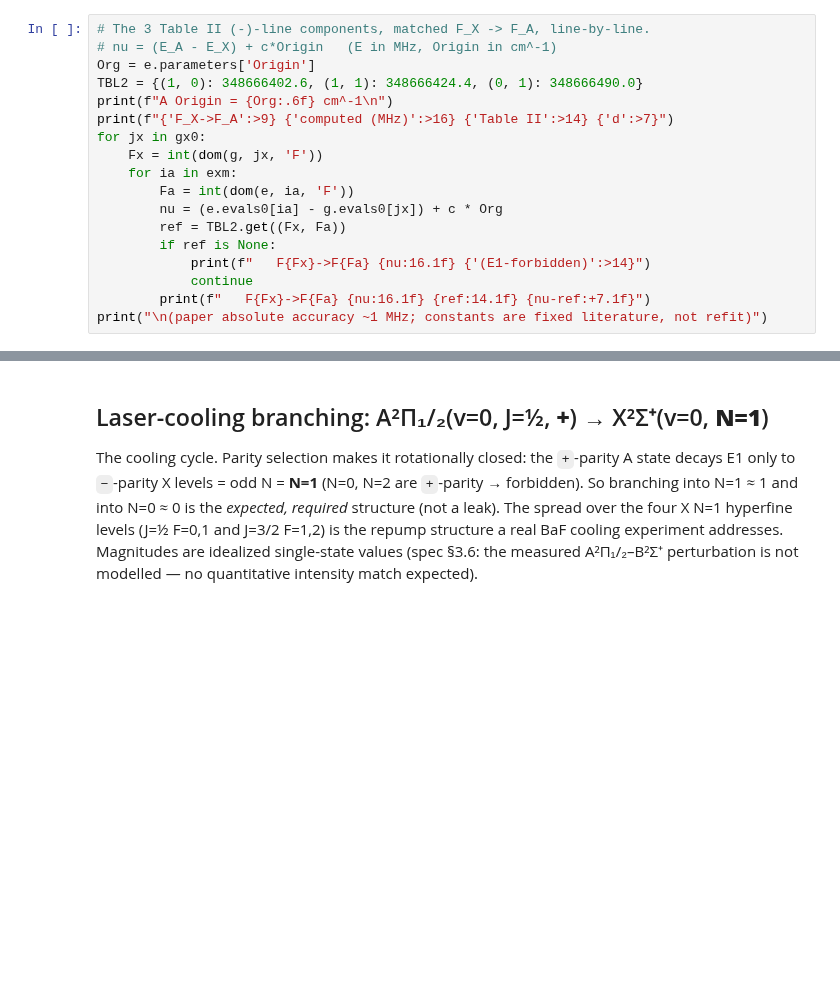
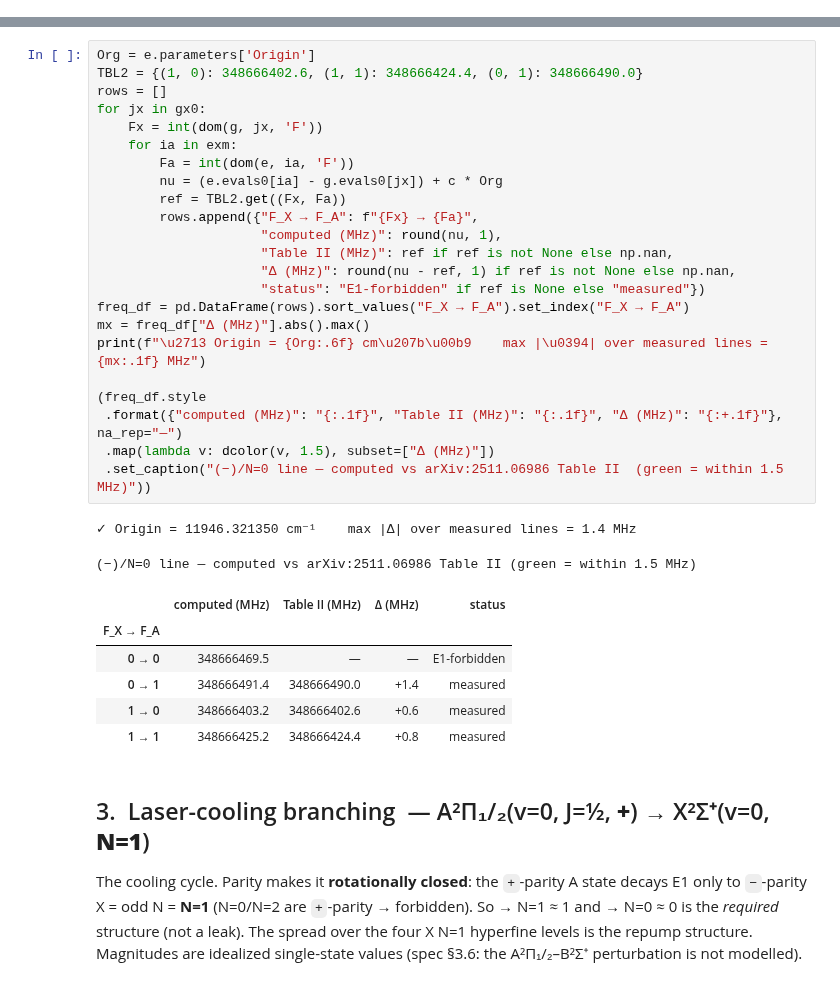
Before and after one commit to arianjad/Molecule-Structure, a Jupyter notebook: Jupyter Notebooks/RaX/baf_xa_cooling.ipynb, the cells around one changed output, grey strips where cells are left out. Drawn from its saved outputs; the diff is of its cells as text; blank space fills up the shorter version.

```diff
--- a/Jupyter Notebooks/RaX/baf_xa_cooling.ipynb
+++ b/Jupyter Notebooks/RaX/baf_xa_cooling.ipynb
@@ -54,18 +88,0 @@ print("  -> Fermi-contact (X) and §3.3 a/d (A) mappings OK if both within ~1 MH
-# %%
-# The 3 Table II (-)-line components, matched F_X -> F_A, line-by-line.
-# nu = (E_A - E_X) + c*Origin   (E in MHz, Origin in cm^-1)
-Org = e.parameters['Origin']
-TBL2 = {(1, 0): 348666402.6, (1, 1): 348666424.4, (0, 1): 348666490.0}
-print(f"A Origin = {Org:.6f} cm^-1\n")
-print(f"{'F_X->F_A':>9} {'computed (MHz)':>16} {'Table II':>14} {'d':>7}")
-for jx in gx0:
-    Fx = int(dom(g, jx, 'F'))
-    for ia in exm:
-        Fa = int(dom(e, ia, 'F'))
-        nu = (e.evals0[ia] - g.evals0[jx]) + c * Org
-        ref = TBL2.get((Fx, Fa))
-        if ref is None:
-            print(f"   F{Fx}->F{Fa} {nu:16.1f} {'(E1-forbidden)':>14}")
-            continue
-        print(f"   F{Fx}->F{Fa} {nu:16.1f} {ref:14.1f} {nu-ref:+7.1f}")
-print("\n(paper absolute accuracy ~1 MHz; constants are fixed literature, not refit)")
@@ -72,13 +95,43 @@ print("\n(paper absolute accuracy ~1 MHz; constants are fixed literature, not re
+# %%
+Org = e.parameters['Origin']
+TBL2 = {(1, 0): 348666402.6, (1, 1): 348666424.4, (0, 1): 348666490.0}
+rows = []
+for jx in gx0:
+    Fx = int(dom(g, jx, 'F'))
+    for ia in exm:
+        Fa = int(dom(e, ia, 'F'))
+        nu = (e.evals0[ia] - g.evals0[jx]) + c * Org
+        ref = TBL2.get((Fx, Fa))
+        rows.append({"F_X → F_A": f"{Fx} → {Fa}",
+                     "computed (MHz)": round(nu, 1),
+                     "Table II (MHz)": ref if ref is not None else np.nan,
+                     "Δ (MHz)": round(nu - ref, 1) if ref is not None else np.nan,
+                     "status": "E1-forbidden" if ref is None else "measured"})
+freq_df = pd.DataFrame(rows).sort_values("F_X → F_A").set_index("F_X → F_A")
+mx = freq_df["Δ (MHz)"].abs().max()
+print(f"\u2713 Origin = {Org:.6f} cm\u207b\u00b9    max |\u0394| over measured lines = {mx:.1f} MHz")
+
+(freq_df.style
+ .format({"computed (MHz)": "{:.1f}", "Table II (MHz)": "{:.1f}", "Δ (MHz)": "{:+.1f}"}, na_rep="—")
+ .map(lambda v: dcolor(v, 1.5), subset=["Δ (MHz)"])
+ .set_caption("(−)/N=0 line — computed vs arXiv:2511.06986 Table II  (green = within 1.5 MHz)"))
+# %% [output]
+✓ Origin = 11946.321350 cm⁻¹    max |Δ| over measured lines = 1.4 MHz
+(−)/N=0 line — computed vs arXiv:2511.06986 Table II (green = within 1.5 MHz)
+|  | computed (MHz) | Table II (MHz) | Δ (MHz) | status |
+| F_X → F_A |  |  |  |  |
+| 0 → 0 | 348666469.5 | — | — | E1-forbidden |
+| 0 → 1 | 348666491.4 | 348666490.0 | +1.4 | measured |
+| 1 → 0 | 348666403.2 | 348666402.6 | +0.6 | measured |
+| 1 → 1 | 348666425.2 | 348666424.4 | +0.8 | measured |
 # %% [markdown]
-## Laser-cooling branching: A²Π₁/₂(v=0, J=½, **+**) → X²Σ⁺(v=0, **N=1**)
+## 3.&nbsp; Laser-cooling branching &nbsp;— A²Π₁/₂(v=0, J=½, **+**) → X²Σ⁺(v=0, **N=1**)
 
-The cooling cycle. Parity selection makes it rotationally closed: the
-`+`-parity A state decays E1 only to `−`-parity X levels = odd N = **N=1**
-(N=0, N=2 are `+`-parity → forbidden). So branching into N=1 ≈ 1 and into
-N=0 ≈ 0 is the *expected, required* structure (not a leak). The spread over
-the four X N=1 hyperfine levels (J=½ F=0,1 and J=3/2 F=1,2) is the repump
-structure a real BaF cooling experiment addresses. Magnitudes are idealized
-single-state values (spec §3.6: the measured A²Π₁/₂–B²Σ⁺ perturbation is not
-modelled — no quantitative intensity match expected).
+The cooling cycle. Parity makes it **rotationally closed**: the `+`-parity A
+state decays E1 only to `−`-parity X = odd N = **N=1** (N=0/N=2 are
+`+`-parity → forbidden). So → N=1 ≈ 1 and → N=0 ≈ 0 is the *required*
+structure (not a leak). The spread over the four X N=1 hyperfine levels is
+the repump structure. Magnitudes are idealized single-state values
+(spec §3.6: the A²Π₁/₂–B²Σ⁺ perturbation is not modelled).
 # %%
 exp = e.select_q({'J': 0.5}, parity='+')               # cooling excited state
```
Also changed, not shown: parts of 8 cells of this notebook, 1 other file.
